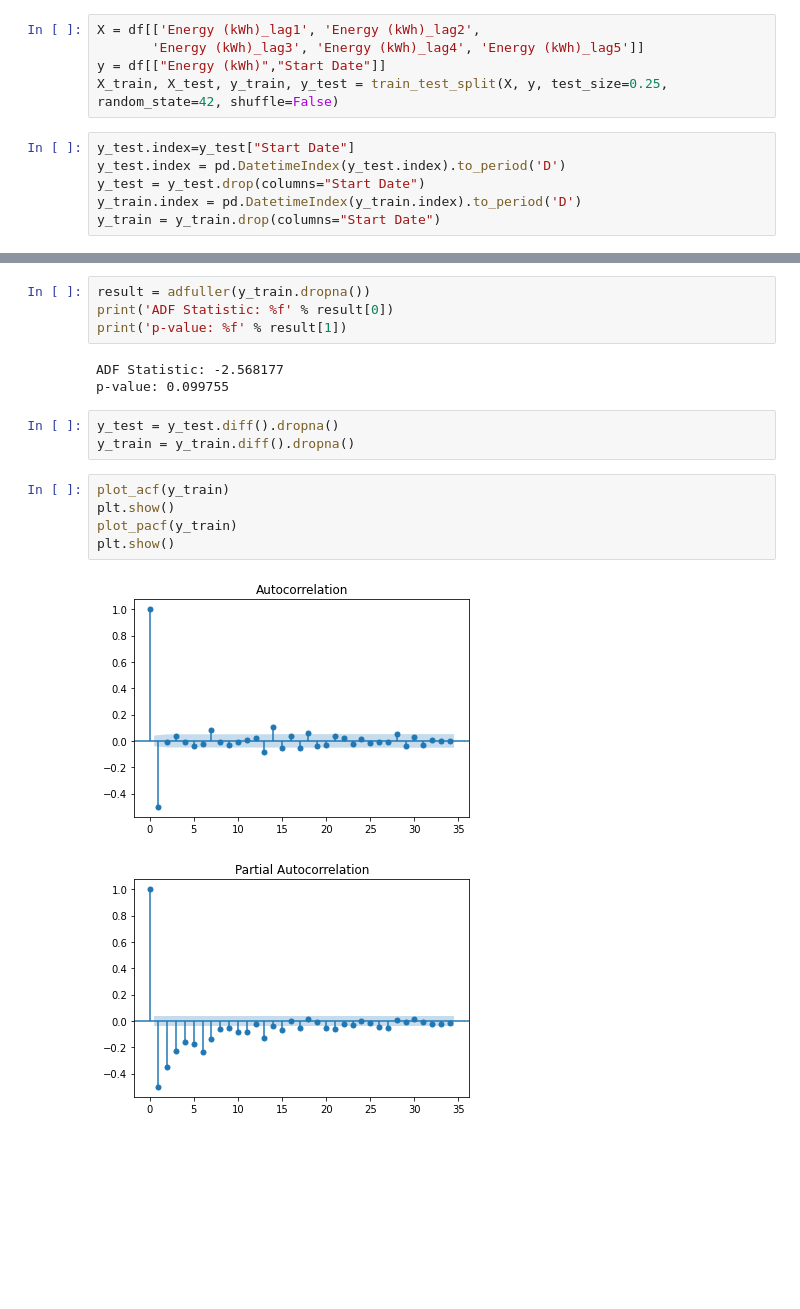
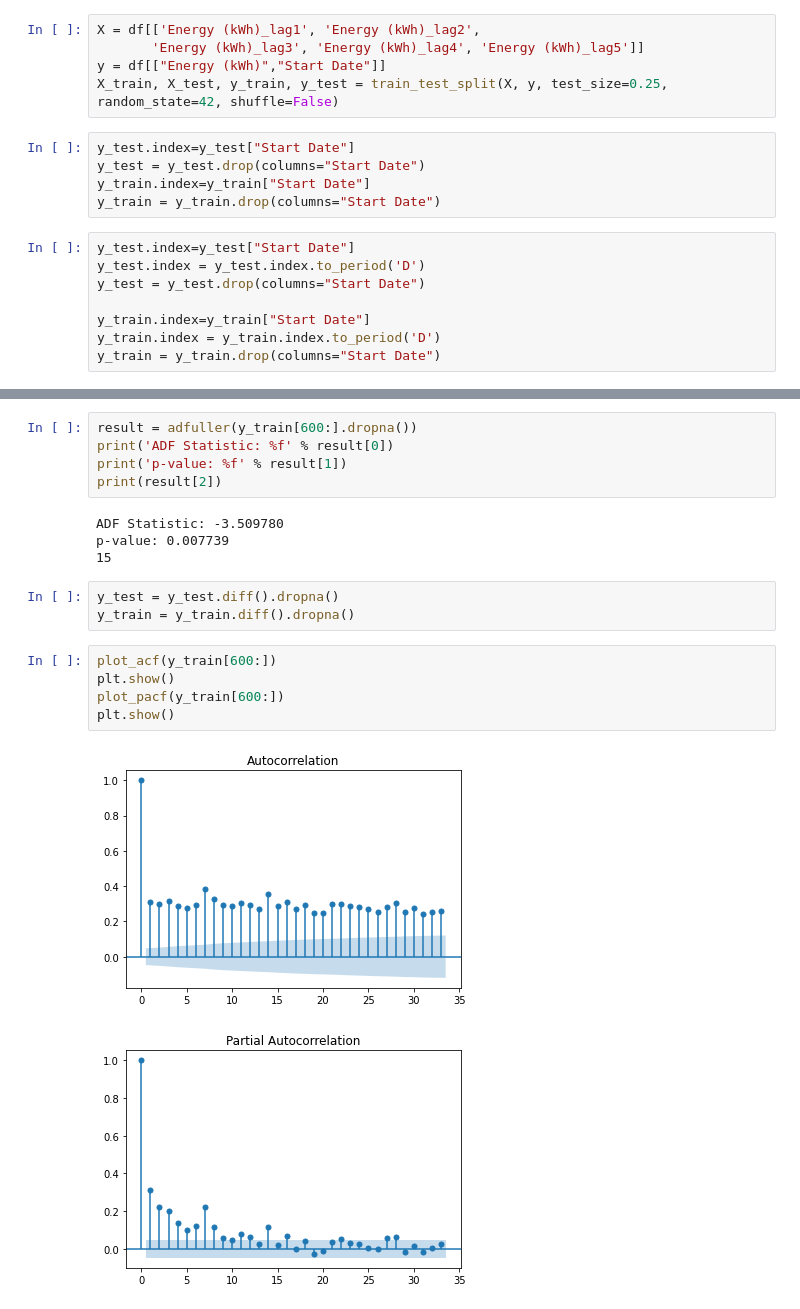
Before and after one commit to Jungar111/Bachelor2021, a Jupyter notebook: Modelling/ArimaTest.ipynb, the cells around one changed output, grey strips where cells are left out. Cells and saved outputs as stored; diff of their text form; blank space fills up the shorter version.

```diff
--- a/Modelling/ArimaTest.ipynb
+++ b/Modelling/ArimaTest.ipynb
@@ -25,9 +25,16 @@ X = df[['Energy (kWh)_lag1', 'Energy (kWh)_lag2',
        'Energy (kWh)_lag3', 'Energy (kWh)_lag4', 'Energy (kWh)_lag5']]
 y = df[["Energy (kWh)","Start Date"]]
 X_train, X_test, y_train, y_test = train_test_split(X, y, test_size=0.25, random_state=42, shuffle=False)
+# %%
+y_test.index=y_test["Start Date"]
+y_test = y_test.drop(columns="Start Date")
+y_train.index=y_train["Start Date"]
+y_train = y_train.drop(columns="Start Date")
 # %%
 y_test.index=y_test["Start Date"]
-y_test.index = pd.DatetimeIndex(y_test.index).to_period('D')
+y_test.index = y_test.index.to_period('D')
 y_test = y_test.drop(columns="Start Date")
-y_train.index = pd.DatetimeIndex(y_train.index).to_period('D')
+
+y_train.index=y_train["Start Date"]
+y_train.index = y_train.index.to_period('D')
 y_train = y_train.drop(columns="Start Date")
@@ -37,19 +41,21 @@ y_train = y_train.drop(columns="Start Date")
 # %%
-result = adfuller(y_train.dropna())
+result = adfuller(y_train[600:].dropna())
 print('ADF Statistic: %f' % result[0])
 print('p-value: %f' % result[1])
+print(result[2])
 # %% [output]
-ADF Statistic: -2.568177
-p-value: 0.099755
+ADF Statistic: -3.509780
+p-value: 0.007739
+15
 # %%
 y_test = y_test.diff().dropna()
 y_train = y_train.diff().dropna()
 # %%
-plot_acf(y_train)
+plot_acf(y_train[600:])
 plt.show()
-plot_pacf(y_train)
+plot_pacf(y_train[600:])
 plt.show()
 # %% [output]
-[figure, old version]
+[figure, new version]
-[figure, old version]
+[figure, new version]
 # %%
```
Also changed, not shown: parts of 14 cells of this notebook, 1 other file.
